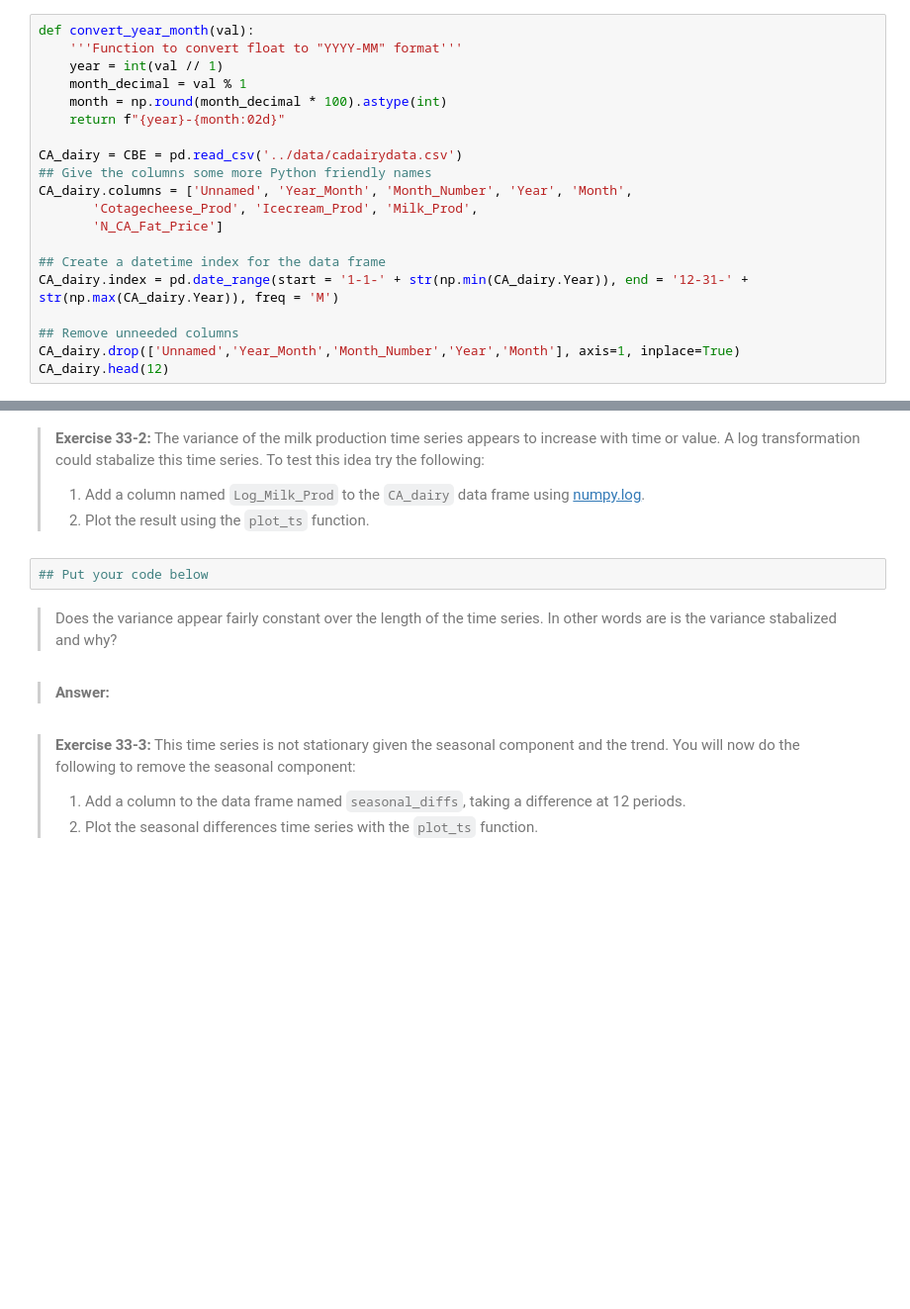
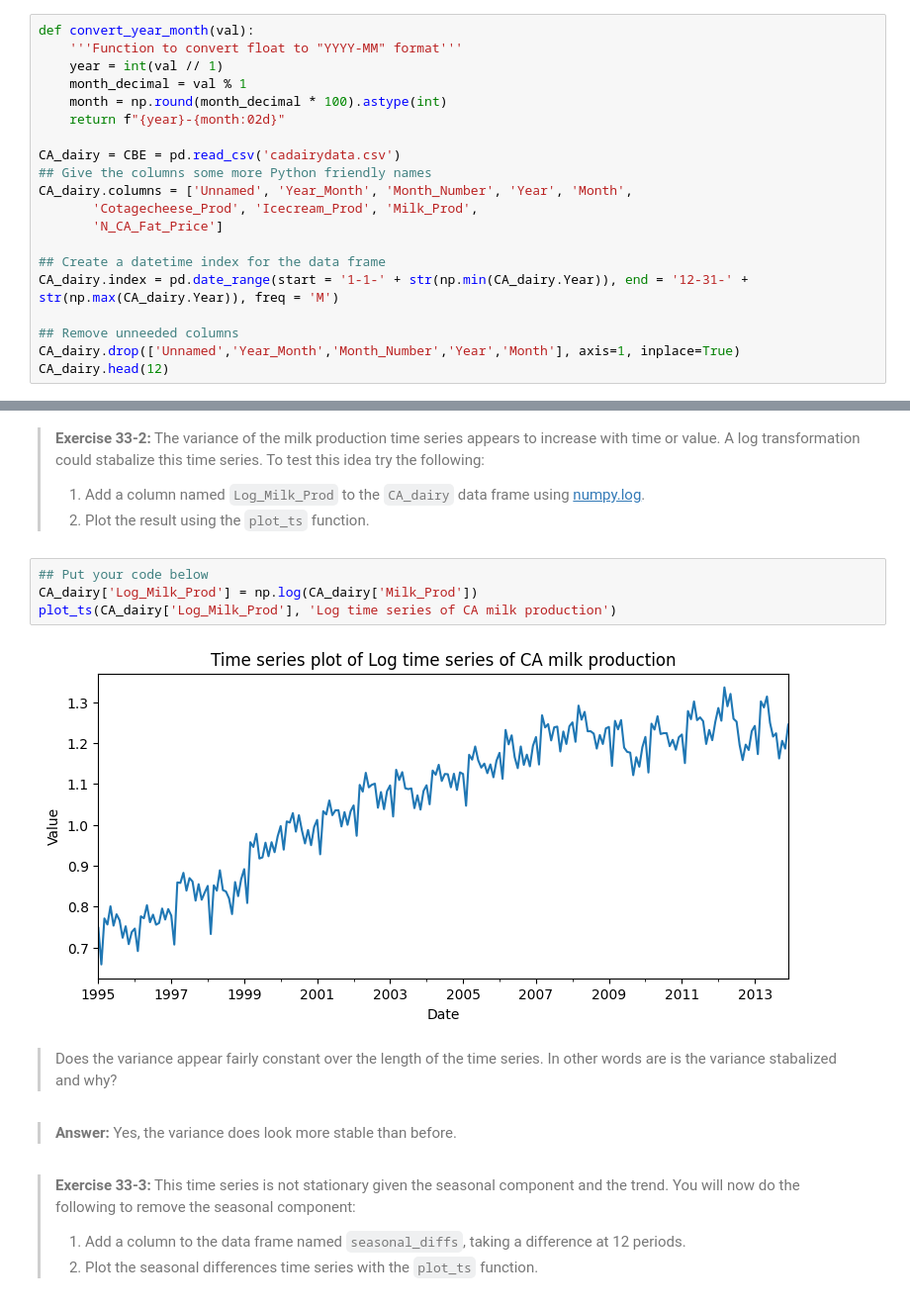
Before and after one commit to whendo/CSCI-E-83, a Jupyter notebook: Notebooks/33_Chapter33_TimeSeriesModels.ipynb, the cells around one changed output, grey strips where cells are left out. Shown at 99% size. Drawn from its saved outputs; the diff is of its cells as text; blank space fills up the shorter version.

```diff
--- a/Notebooks/33_Chapter33_TimeSeriesModels.ipynb
+++ b/Notebooks/33_Chapter33_TimeSeriesModels.ipynb
@@ -612,7 +889,7 @@ def convert_year_month(val):
     month = np.round(month_decimal * 100).astype(int)
     return f"{year}-{month:02d}"
 
-CA_dairy = CBE = pd.read_csv('../data/cadairydata.csv')
+CA_dairy = CBE = pd.read_csv('cadairydata.csv')
 ## Give the columns some more Python friendly names
 CA_dairy.columns = ['Unnamed', 'Year_Month', 'Month_Number', 'Year', 'Month',
        'Cotagecheese_Prod', 'Icecream_Prod', 'Milk_Prod',
@@ -634,12 +927,16 @@ plot_ts(CA_dairy['Milk_Prod'], 'Time series of CA milk production')
 > **Exercise 33-2:** The variance of the milk production time series appears to increase with time or value. A log transformation could stabalize this time series. To test this idea try the following:
 > 1. Add a column named `Log_Milk_Prod` to the `CA_dairy` data frame using [numpy.log](https://numpy.org/doc/stable/reference/generated/numpy.log.html).
 > 2. Plot the result using the `plot_ts` function.
-# %%
-## Put your code below
+# %%
+## Put your code below
+CA_dairy['Log_Milk_Prod'] = np.log(CA_dairy['Milk_Prod'])
+plot_ts(CA_dairy['Log_Milk_Prod'], 'Log time series of CA milk production')
+# %% [output]
+[figure, added]
 # %% [markdown]
 > Does the variance appear fairly constant over the length of the time series. In other words are is the variance stabalized and why?
-# %% [markdown]
-> **Answer:**
+# %% [markdown]
+> **Answer:**  Yes, the variance does look more stable than before.
 # %% [markdown]
 > **Exercise 33-3:** This time series is not stationary given the seasonal component and the trend. You will now do the following to remove the seasonal component:
 > 1. Add a column to the data frame named `seasonal_diffs`, taking a difference at 12 periods.
```
Also changed, not shown: parts of 54 cells of this notebook.
